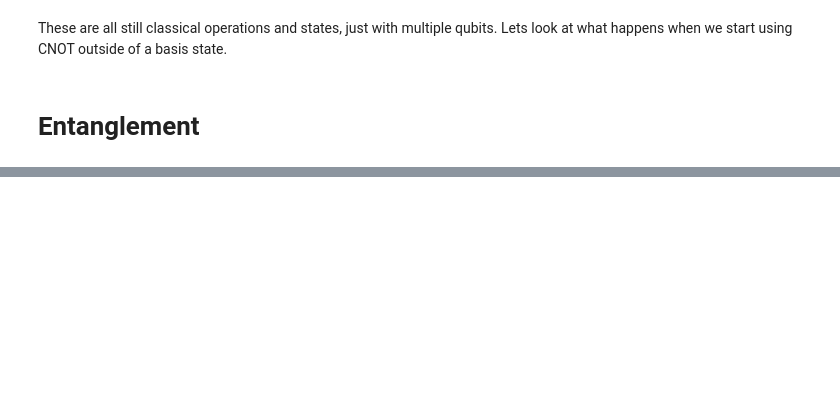
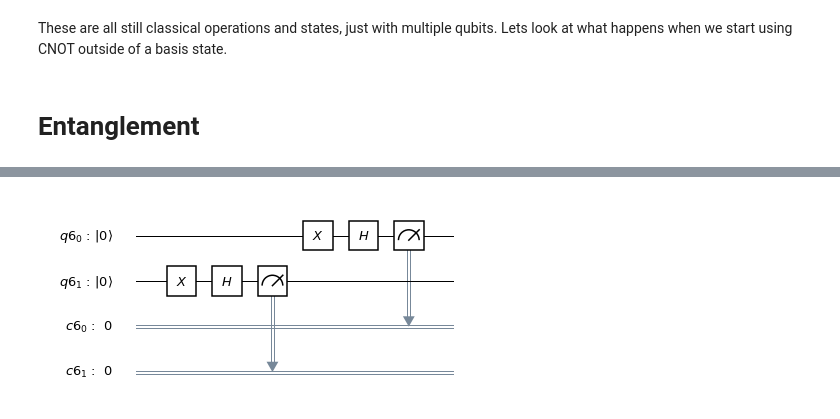
Before and after one commit to mtreinish/qiskit-workshop, a Jupyter notebook: Workshop.ipynb, the cells around one changed output, grey strips where cells are left out. Saved outputs shown, nothing was run; the diff lists cells and outputs as text; code cells hidden in the pictures; blank space fills up the shorter version.

```diff
--- a/Workshop.ipynb
+++ b/Workshop.ipynb
@@ -387,0 +489,4 @@ We do see the same kind of correlation indeed as we observed in the "bell_measur
+# %%
+mixed4.draw(output='mpl')
+# %% [output]
+[figure, added]
```
Also changed, not shown: parts of 53 cells of this notebook, 2 other files.
